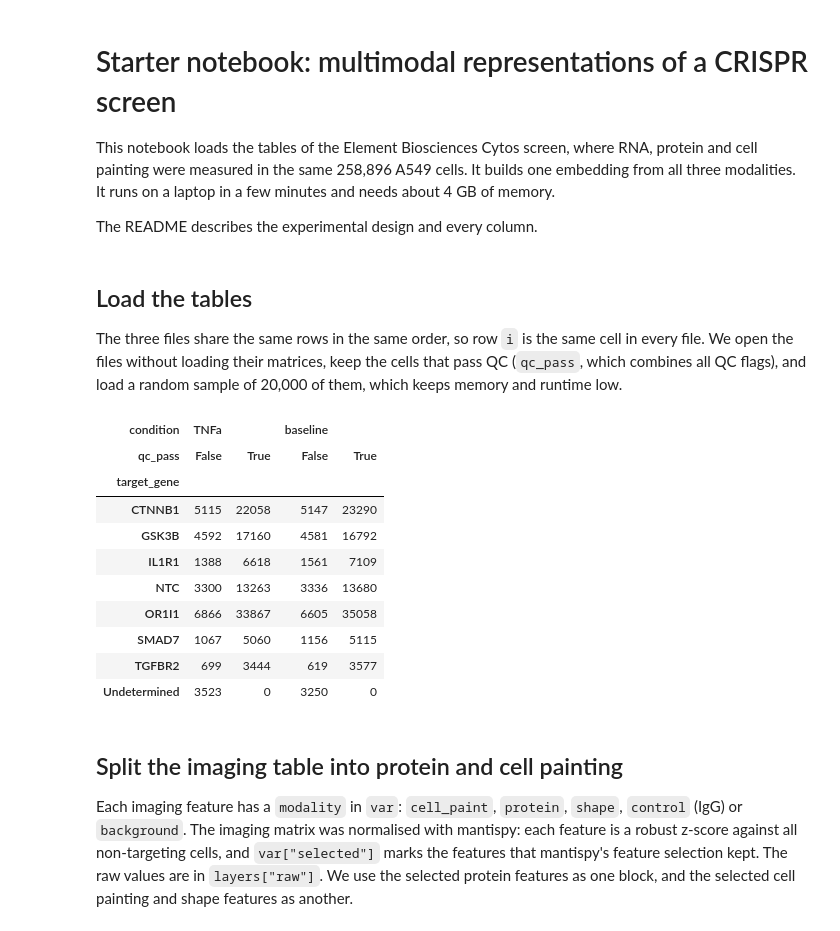
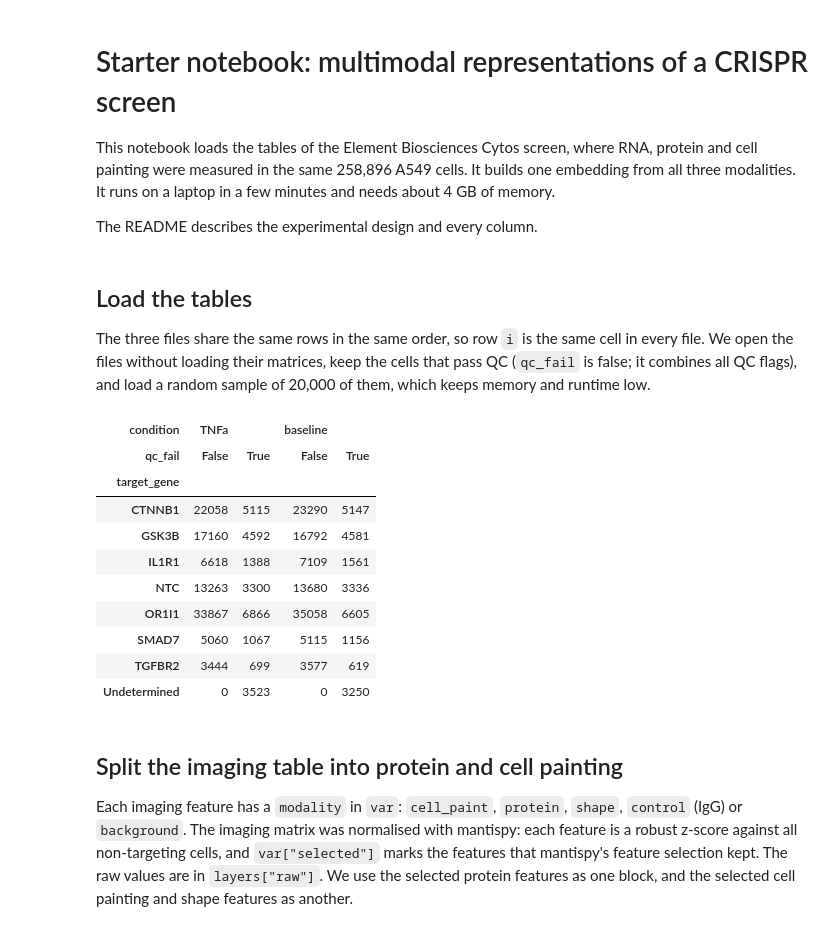
Before and after one commit to timtreis/cytodata-hackathon-prep-multiomics, a Jupyter notebook: notebooks/01_starter.ipynb, the cells around one changed output. Saved outputs shown, nothing was run; the diff lists cells and outputs as text; code cells hidden in the pictures.

```diff
--- a/notebooks/01_starter.ipynb
+++ b/notebooks/01_starter.ipynb
@@ -29,25 +29,25 @@ for name, sha in SHA256.items():
 # %% [markdown]
 ## Load the tables
 
-The three files share the same rows in the same order, so row `i` is the same cell in every file. We open the files without loading their matrices, keep the cells that pass QC (`qc_pass`, which combines all QC flags), and load a random sample of 20,000 of them, which keeps memory and runtime low.
+The three files share the same rows in the same order, so row `i` is the same cell in every file. We open the files without loading their matrices, keep the cells that pass QC (`qc_fail` is false; it combines all QC flags), and load a random sample of 20,000 of them, which keeps memory and runtime low.
 # %%
 rna_all = ad.read_h5ad(DATA / "rna.h5ad", backed="r")
 img_all = ad.read_h5ad(DATA / "imaging.h5ad", backed="r")
 assert (rna_all.obs_names == img_all.obs_names).all()
 
 obs = rna_all.obs
-pd.crosstab(obs["target_gene"], [obs["condition"], obs["qc_pass"]])
+pd.crosstab(obs["target_gene"], [obs["condition"], obs["qc_fail"]])
 # %% [output]
 | condition | TNFa |  | baseline |  |
-| qc_pass | False | True | False | True |
+| qc_fail | False | True | False | True |
 | target_gene |  |  |  |  |
-| CTNNB1 | 5115 | 22058 | 5147 | 23290 |
-| GSK3B | 4592 | 17160 | 4581 | 16792 |
-| IL1R1 | 1388 | 6618 | 1561 | 7109 |
-| NTC | 3300 | 13263 | 3336 | 13680 |
-| OR1I1 | 6866 | 33867 | 6605 | 35058 |
-| SMAD7 | 1067 | 5060 | 1156 | 5115 |
-| TGFBR2 | 699 | 3444 | 619 | 3577 |
-| Undetermined | 3523 | 0 | 3250 | 0 |
+| CTNNB1 | 22058 | 5115 | 23290 | 5147 |
+| GSK3B | 17160 | 4592 | 16792 | 4581 |
+| IL1R1 | 6618 | 1388 | 7109 | 1561 |
+| NTC | 13263 | 3300 | 13680 | 3336 |
+| OR1I1 | 33867 | 6866 | 35058 | 6605 |
+| SMAD7 | 5060 | 1067 | 5115 | 1156 |
+| TGFBR2 | 3444 | 699 | 3577 | 619 |
+| Undetermined | 0 | 3523 | 0 | 3250 |
 # %%
 rng = np.random.default_rng(0)
```
Also changed, not shown: parts of 3 cells of this notebook, 4 other files.
